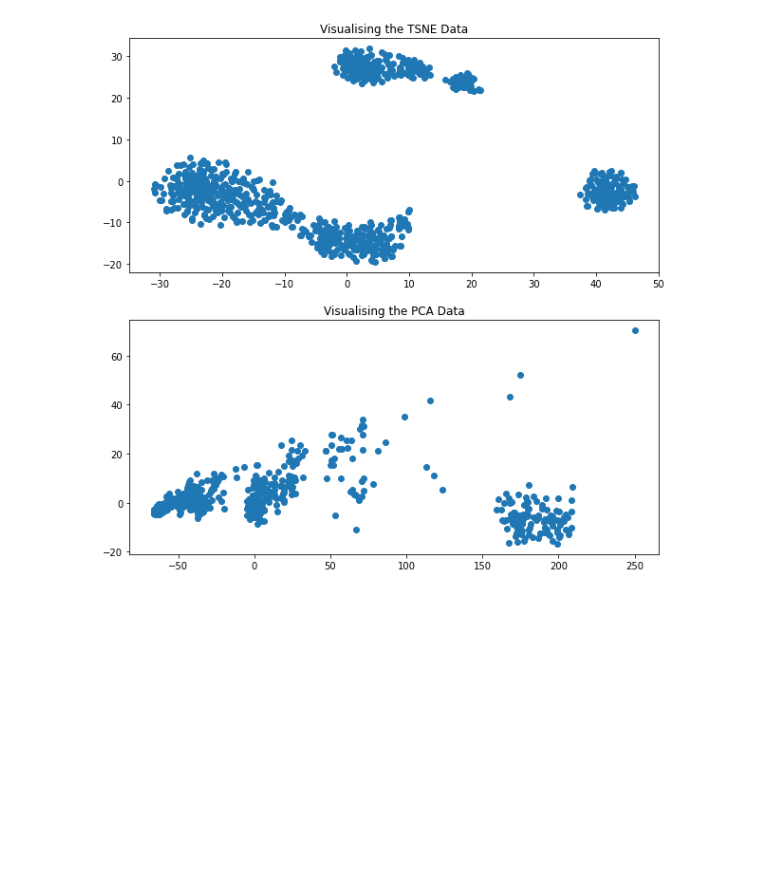
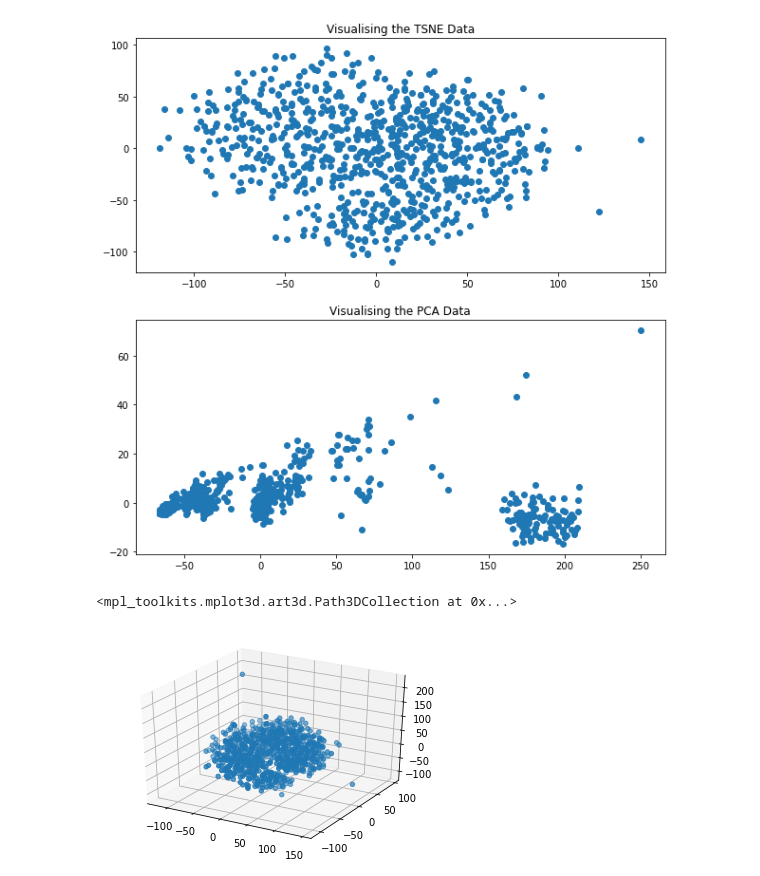
Before and after one commit to uditsharma16/Jupyter-Python-MachineLearning, a Jupyter notebook: Task 3-sale and transactions.ipynb, the cells around one changed output. Cells and saved outputs as stored; diff of their text form; code cells hidden in the pictures; blank space fills up the shorter version.

Commit message:
Adding 3-d scatter plot

```diff
--- a/Task 3-sale and transactions.ipynb
+++ b/Task 3-sale and transactions.ipynb
@@ -1,25 +1,31 @@
 # %%
 import numpy as np
 import pandas as pd
 from sklearn.manifold import TSNE
 import matplotlib.pyplot as plt
 import matplotlib as mpl
 from matplotlib.ticker import FixedLocator, FixedFormatter
 from sklearn.decomposition import PCA
+from mpl_toolkits import mplot3d
 #Importing data
 fig, ay = plt.subplots(2,figsize=(10,10))
 data_raw = pd.read_csv(r"C:\Users\udit sharma\Desktop\Aut\Data Mining and Machine Learning\Assignment 2 Dataset\Sales_Transactions_Dataset_Weekly.csv")
 data_num=data_raw._get_numeric_data()
-data_emb=TSNE(2).fit_transform(data_num)
+data_emb=TSNE(3).fit_transform(data_num)
 # print(data_emb)
 ay[0].scatter(data_emb[:,0], data_emb[:,1])
 ay[0].set_title('Visualising the TSNE Data')
 data_raw=data_raw.drop(columns='Product_Code')
 pca = PCA(n_components=2)
 data_st=pca.fit_transform(data_raw)
 # print(data_st)
 ay[1].scatter(data_st[:,0], data_st[:,1])
 ay[1].set_title('Visualising the PCA Data')
 plt.show()
+ax =plt.axes(projection='3d')
+
+ax.scatter3D(data_emb[:,0], data_emb[:,1], data_emb[:,2])
 # %% [output]
-[figure, old version]
+[figure, new version]
+<mpl_toolkits.mplot3d.art3d.Path3DCollection at 0x...>
+[figure, added]
```
Also changed, not shown: parts of 1 cell of this notebook.
